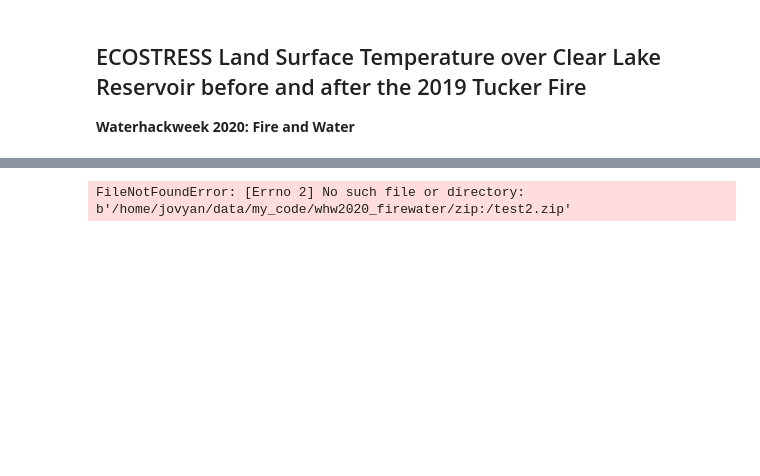
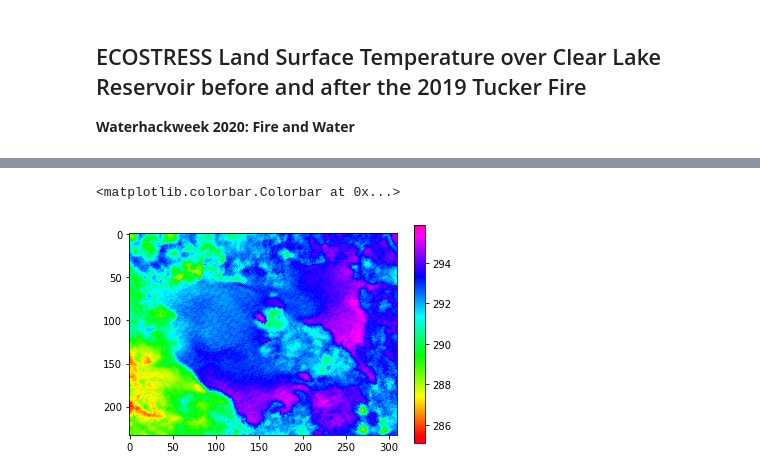
Before and after one commit to waterhackweek/whw2020_firewater, a Jupyter notebook: brentsNotebook.ipynb, the cells around one changed output, grey strips where cells are left out. Saved outputs shown, nothing was run; the diff lists cells and outputs as text; code cells hidden in the pictures; blank space fills up the shorter version.

```diff
--- a/brentsNotebook.ipynb
+++ b/brentsNotebook.ipynb
@@ -46,8 +66,19 @@ m.fit_bounds(m.get_bounds())
 m
 # %% [output]
 [interactive output not drawn]
-# %%
-# Read in ECOSTRESS geotiff files from local source folder
-ECO = xr.open_dataset('zip://test2.zip/' )
-# %% [output]
-FileNotFoundError: [Errno 2] No such file or directory: b'/home/jovyan/data/my_code/whw2020_firewater/zip:/test2.zip'
+# %%
+# Read in ECOSTRESS geotiff file from local source folder
+#  day 200, July 18, 2019 9:47:27 PM PDT
+ECO_200 = rasterio.open('ECOSTRESS/doy2019200044727_aid0001.tif' )
+temp_200 = ECO_200.read(1)
+# Convert to floats
+temp_200 = temp_200.astype('f4')
+# Convert to Kelvin, scale factor = 0.02
+ECO_200_k = temp_200 * 0.02
+# Plot the LST
+plt.imshow(ECO_200_k, cmap='gist_rainbow')
+# Add colorbar to show the index
+plt.colorbar()
+# %% [output]
+<matplotlib.colorbar.Colorbar at 0x...>
+[figure, added]
```
Also changed, not shown: parts of 12 cells of this notebook, 11 other files.
